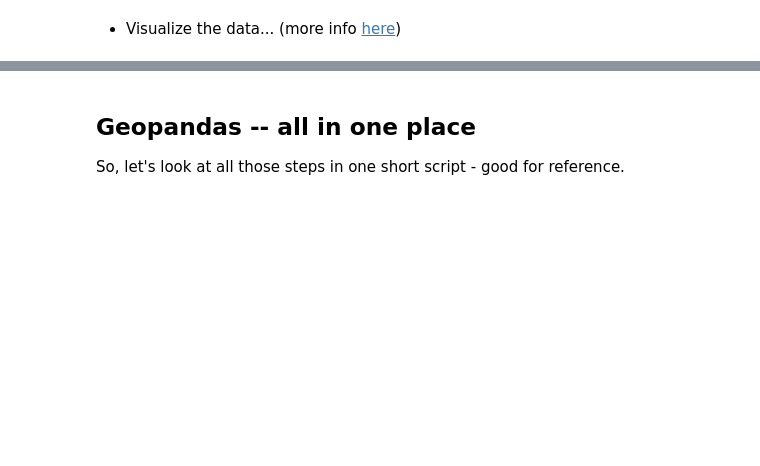
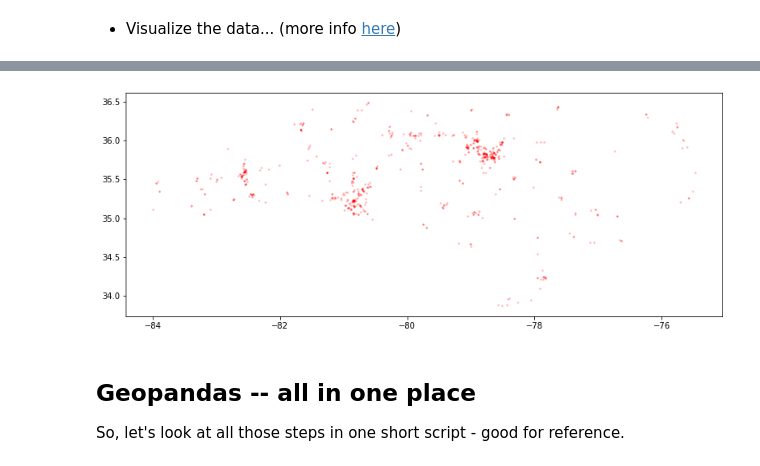
Before and after one commit to rml41/SpatialDataFrames, a Jupyter notebook: 01-CSV-to-SpatialDataFrame.ipynb, the cells around one changed output, grey strips where cells are left out. Cells and saved outputs as stored; diff of their text form; code cells hidden in the pictures; blank space fills up the shorter version.

```diff
--- a/01-CSV-to-SpatialDataFrame.ipynb
+++ b/01-CSV-to-SpatialDataFrame.ipynb
@@ -107,5 +189,12 @@ These coordinate reference systems can actually take many forms. But most often,
 # %%
 #Preview of some plot visualization options...
+gdf_EVStation.plot(marker='.',
+                  color='red',
+                  alpha=0.2,
+                  markersize=10,
+                  figsize=(18,5));
+# %% [output]
+[figure, added]
 # %% [markdown]
 ## Geopandas -- all in one place
 So, let's look at all those steps in one short script - good for reference.
```
Also changed, not shown: parts of 27 cells of this notebook.
